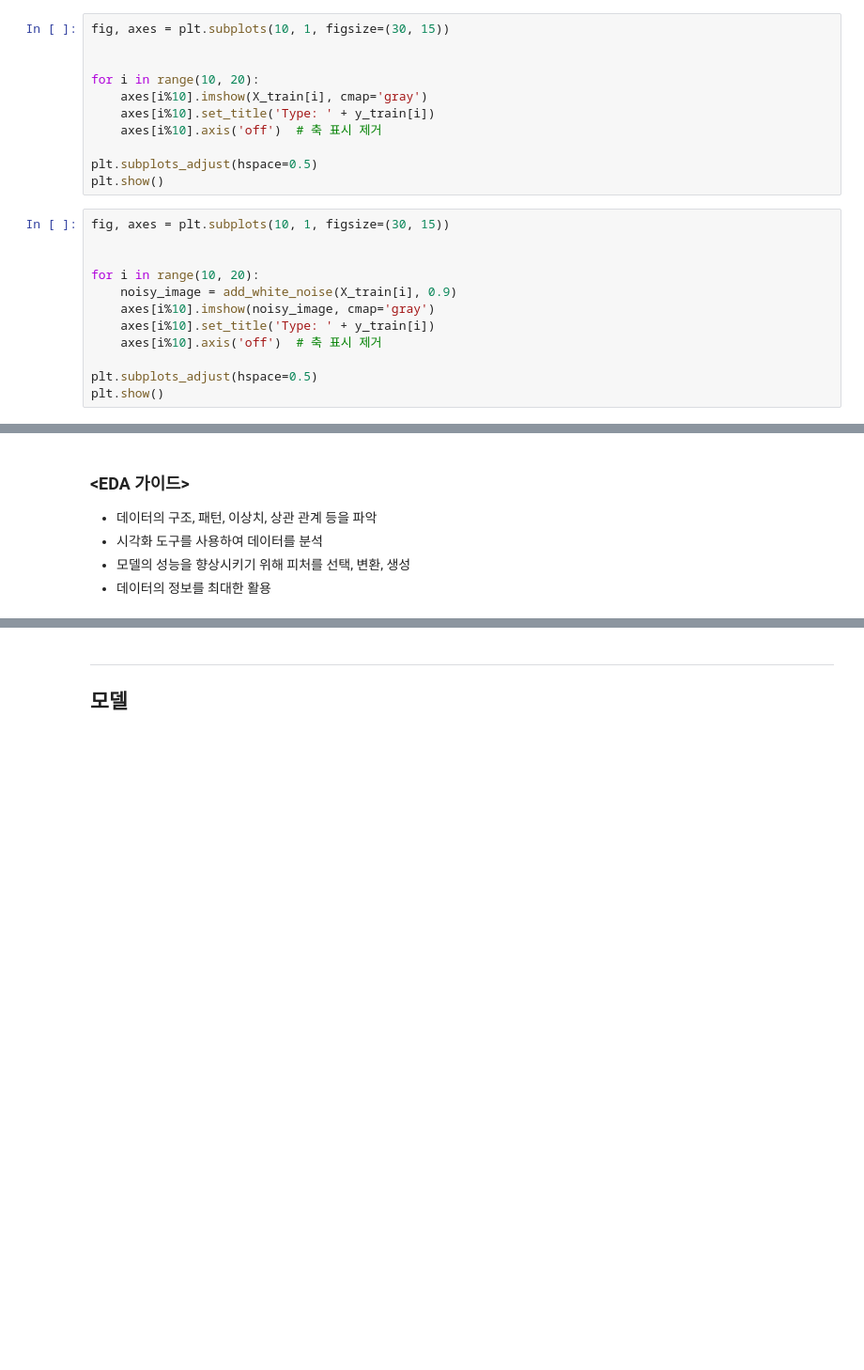
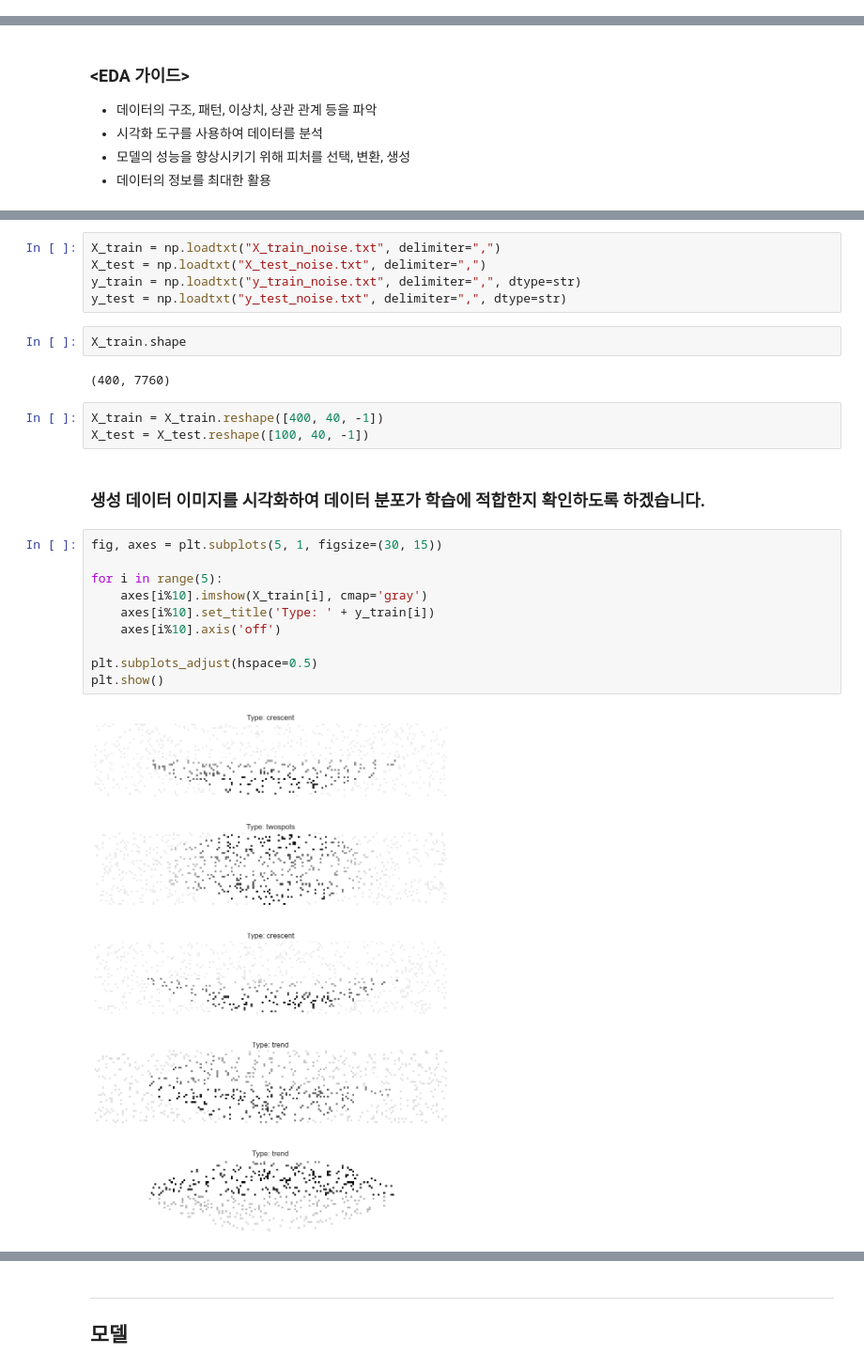
Before and after one commit to codepyo/ai_intensive, a Jupyter notebook: 현업 프로젝트_홍승표.ipynb, the cells around one changed output, grey strips where cells are left out. Shown at 94% size. Saved outputs shown, nothing was run; the diff lists cells and outputs as text; blank space fills up the shorter version.

```diff
--- a/현업 프로젝트_홍승표.ipynb
+++ b/현업 프로젝트_홍승표.ipynb
@@ -1519,23 +1451,0 @@ weighted avg       0.03      0.18      0.06       100
-# %%
-fig, axes = plt.subplots(10, 1, figsize=(30, 15))
-
-
-for i in range(10, 20):
-    axes[i%10].imshow(X_train[i], cmap='gray')
-    axes[i%10].set_title('Type: ' + y_train[i])
-    axes[i%10].axis('off')  # 축 표시 제거
-
-plt.subplots_adjust(hspace=0.5)
-plt.show()
-# %%
-fig, axes = plt.subplots(10, 1, figsize=(30, 15))
-
-
-for i in range(10, 20):
-    noisy_image = add_white_noise(X_train[i], 0.9)
-    axes[i%10].imshow(noisy_image, cmap='gray')
-    axes[i%10].set_title('Type: ' + y_train[i])
-    axes[i%10].axis('off')  # 축 표시 제거
-
-plt.subplots_adjust(hspace=0.5)
-plt.show()
@@ -1554,0 +1483,26 @@ plt.show()
+# %%
+X_train = np.loadtxt("X_train_noise.txt", delimiter=",")
+X_test = np.loadtxt("X_test_noise.txt", delimiter=",")
+y_train = np.loadtxt("y_train_noise.txt", delimiter=",", dtype=str)
+y_test = np.loadtxt("y_test_noise.txt", delimiter=",", dtype=str)
+# %%
+X_train.shape
+# %% [output]
+(400, 7760)
+# %%
+X_train = X_train.reshape([400, 40, -1])
+X_test = X_test.reshape([100, 40, -1])
+# %% [markdown]
+### 생성 데이터 이미지를 시각화하여 데이터 분포가 학습에 적합한지 확인하도록 하겠습니다.
+# %%
+fig, axes = plt.subplots(5, 1, figsize=(30, 15))
+
+for i in range(5):
+    axes[i%10].imshow(X_train[i], cmap='gray')
+    axes[i%10].set_title('Type: ' + y_train[i])
+    axes[i%10].axis('off')
+
+plt.subplots_adjust(hspace=0.5)
+plt.show()
+# %% [output]
+[figure, added]
```
Also changed, not shown: parts of 20 cells of this notebook, 4 other files.
